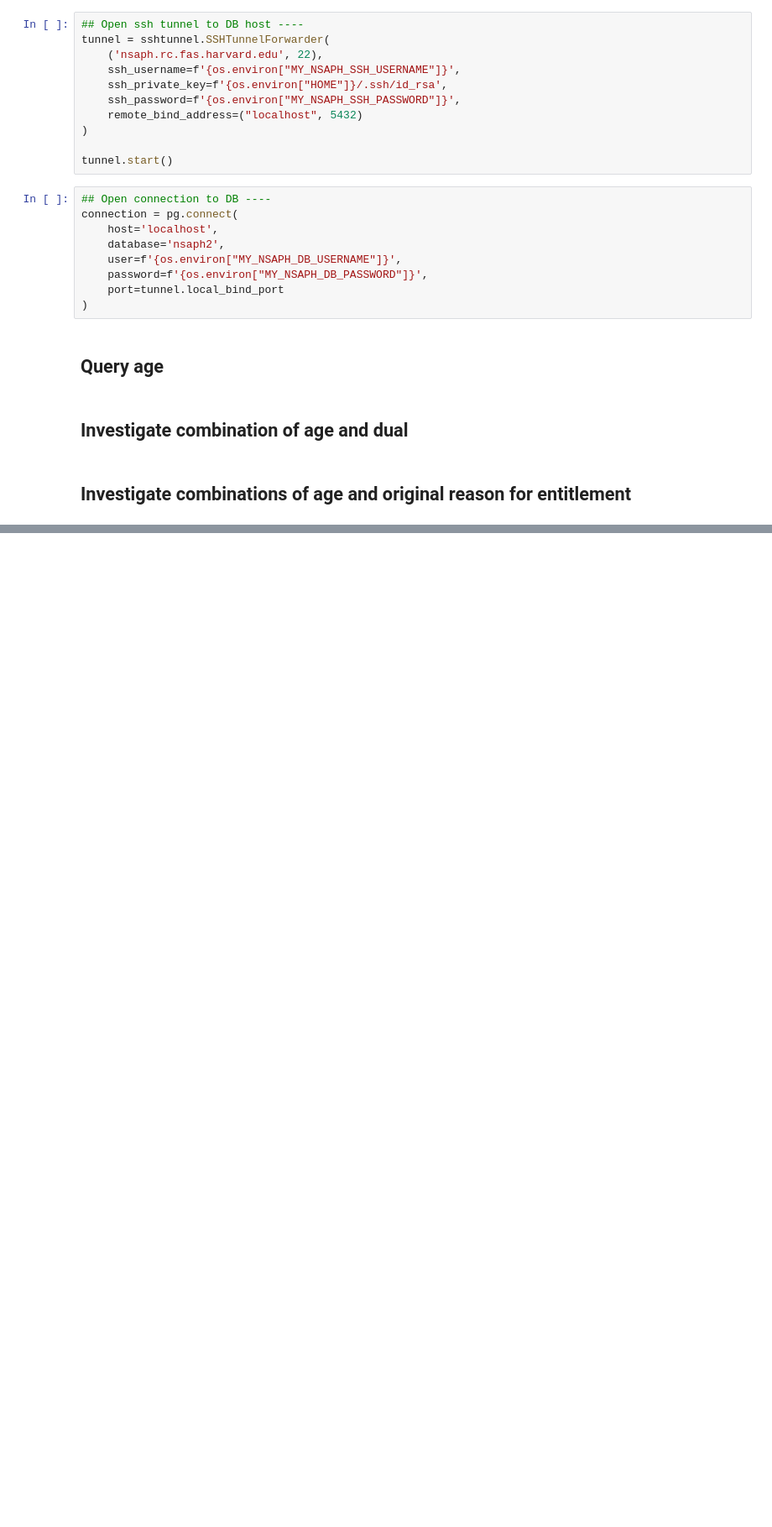
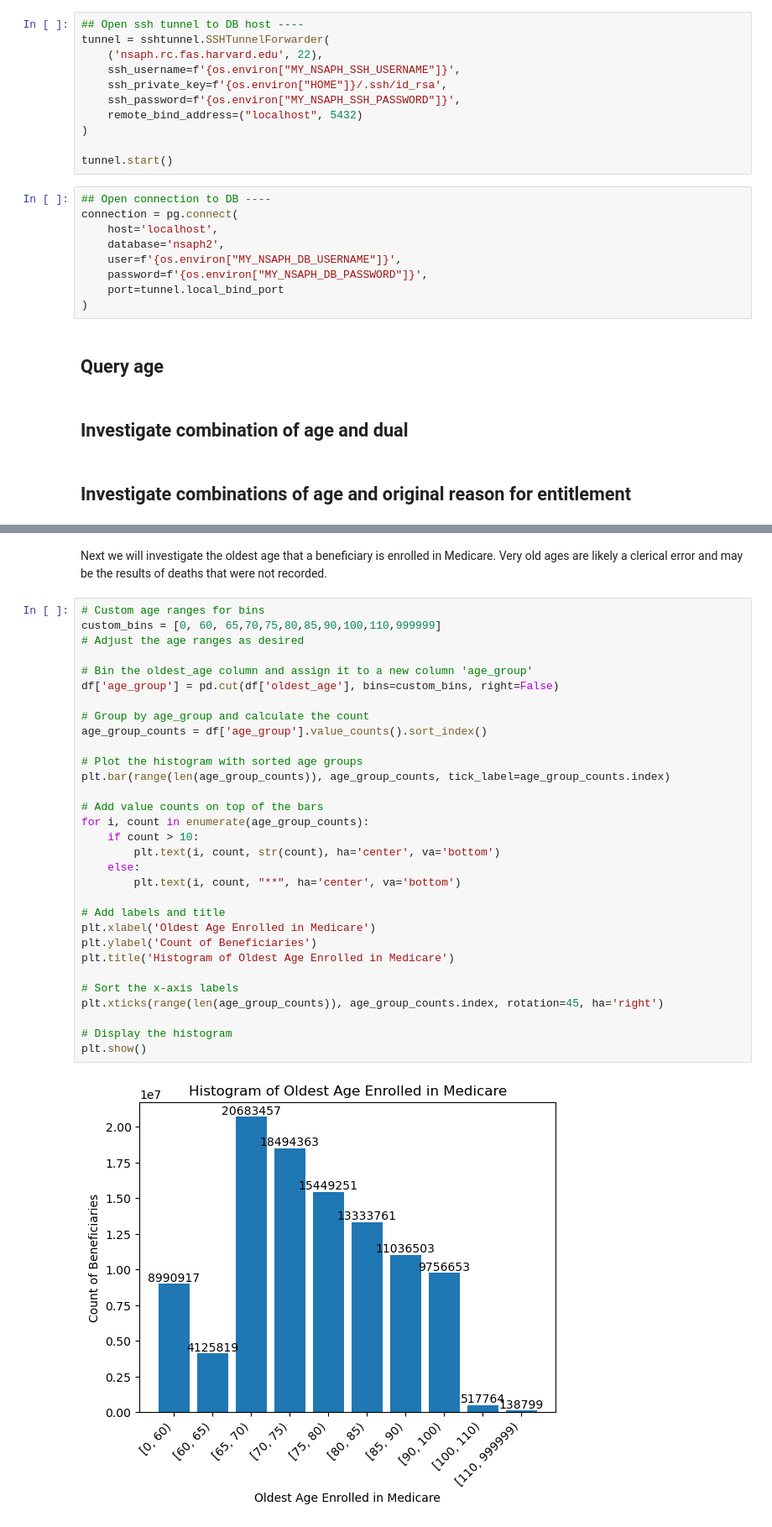
Before and after one commit to NSAPH-Data-Processing/us_census_zcta_time_series, a Jupyter notebook: notebooks/age.ipynb, the cells around one changed output, grey strips where cells are left out. Shown: that part at 84% size. Cells and saved outputs as stored; diff of their text form; blank space fills up the shorter version.

```diff
--- a/notebooks/age.ipynb
+++ b/notebooks/age.ipynb
@@ -47,0 +108,35 @@ df
+# %% [markdown]
+Next we will investigate the oldest age that a beneficiary is enrolled in Medicare. Very old ages are likely a clerical error and may be the results of deaths that were not recorded.
+# %%
+# Custom age ranges for bins
+custom_bins = [0, 60, 65,70,75,80,85,90,100,110,999999]
+# Adjust the age ranges as desired
+
+# Bin the oldest_age column and assign it to a new column 'age_group'
+df['age_group'] = pd.cut(df['oldest_age'], bins=custom_bins, right=False)
+
+# Group by age_group and calculate the count
+age_group_counts = df['age_group'].value_counts().sort_index()
+
+# Plot the histogram with sorted age groups
+plt.bar(range(len(age_group_counts)), age_group_counts, tick_label=age_group_counts.index)
+
+# Add value counts on top of the bars
+for i, count in enumerate(age_group_counts):
+    if count > 10:
+        plt.text(i, count, str(count), ha='center', va='bottom')
+    else:
+        plt.text(i, count, "**", ha='center', va='bottom')
+
+# Add labels and title
+plt.xlabel('Oldest Age Enrolled in Medicare')
+plt.ylabel('Count of Beneficiaries')
+plt.title('Histogram of Oldest Age Enrolled in Medicare')
+
+# Sort the x-axis labels
+plt.xticks(range(len(age_group_counts)), age_group_counts.index, rotation=45, ha='right')
+
+# Display the histogram
+plt.show()
+# %% [output]
+[figure, added]
```
Also changed, not shown: parts of 12 cells of this notebook.
